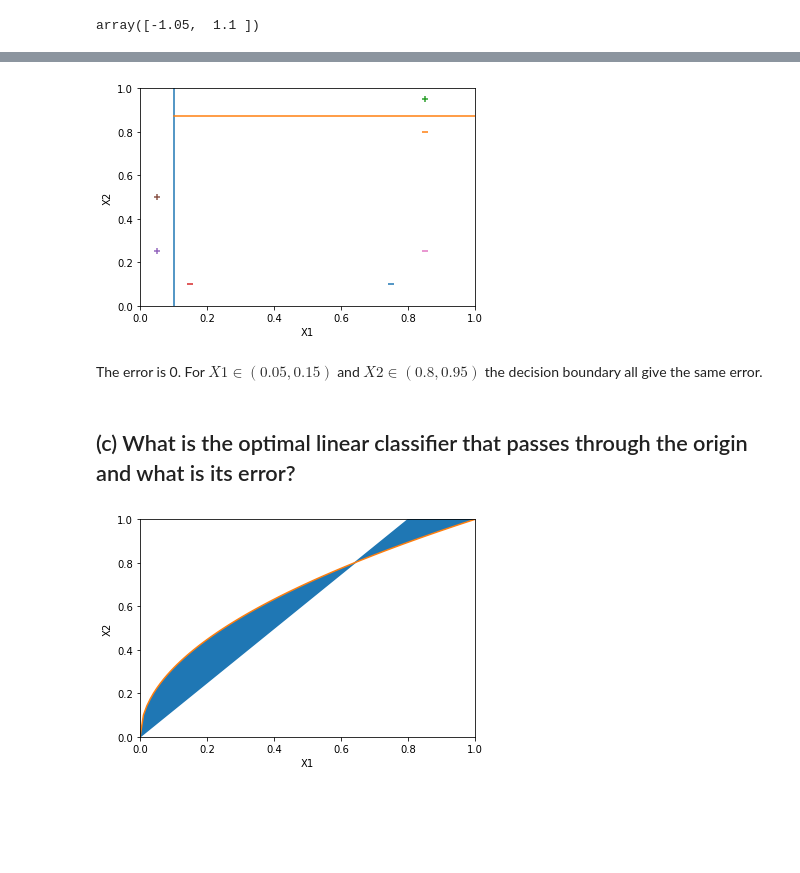
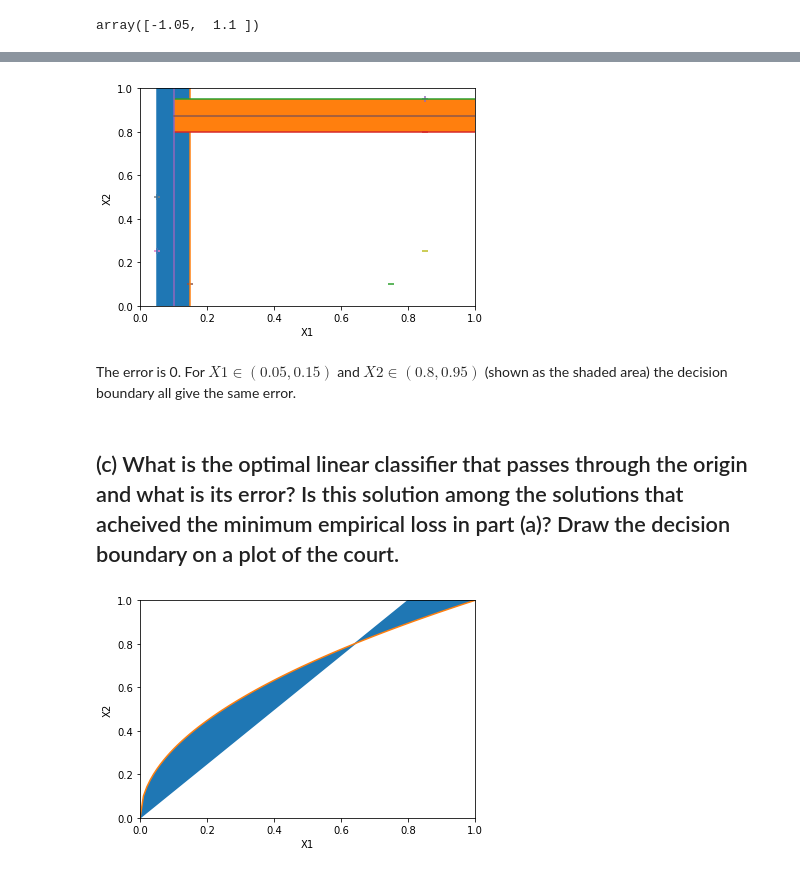
Before and after one commit to ShrekFelix/COMPSCI571-Machine-Learning, a Jupyter notebook: DecisionTree/hw2.ipynb, the cells around one changed output, grey strips where cells are left out. Saved outputs shown, nothing was run; the diff lists cells and outputs as text; code cells hidden in the pictures; blank space fills up the shorter version.

```diff
--- a/DecisionTree/hw2.ipynb
+++ b/DecisionTree/hw2.ipynb
@@ -91,23 +98,37 @@ For the linear decision boundaries passing through the origin, any one $X_2=kX_1
 # %%
+x1=np.array([0.05 for i in range(100)])
+x2=np.array([0.15 for i in range(100)])
+y1=np.linspace(0,1,100)
+plt.plot(x1,y1)
+plt.plot(x2,y1)
+plt.fill_betweenx(y1,x1,x2)
+
+x3=np.linspace(0.1,1,100)
+y2=np.array([0.95 for i in range(100)])
+y3=np.array([0.8 for i in range(100)])
+plt.plot(x3,y2)
+plt.plot(x3,y3)
+plt.fill_between(x3,y2,y3)
+
 plt.plot([0.1 for i in range(100)], np.linspace(0,1,100))
 plt.plot(np.linspace(0.1,1,100), [0.875 for i in range(100)])
 plt.xlabel('X1')
 plt.ylabel('X2')
 plt.xlim(0,1)
 plt.ylim(0,1)
 for i in range(len(X)):
     if X[i][1]==1:
         plt.scatter(X[i][0][0], X[i][0][1], marker='+')
     else:
         plt.scatter(X[i][0][0], X[i][0][1], marker='_')
 pass
 # %% [output]
-[figure, old version]
+[figure, new version]
 # %% [markdown]
 The error is 0.
-For $ X1 \in (0.05, 0.15) $ and $ X2 \in (0.8,0.95) $ the decision boundary all give the same error.
+For $ X1 \in (0.05, 0.15) $ and $ X2 \in (0.8,0.95) $ (shown as the shaded area) the decision boundary all give the same error.
 # %% [markdown]
-## (c) What is the optimal linear classifier that passes through the origin and what is its error?
+## (c) What is the optimal linear classifier that passes through the origin and what is its error? Is this solution among the solutions that acheived the minimum empirical loss in part (a)? Draw the decision boundary on a plot of the court.
 # %%
 x1=np.linspace(0,1,100)
 y1=1.2478*x1
```
Also changed, not shown: parts of 9 cells of this notebook, 1 other file.
